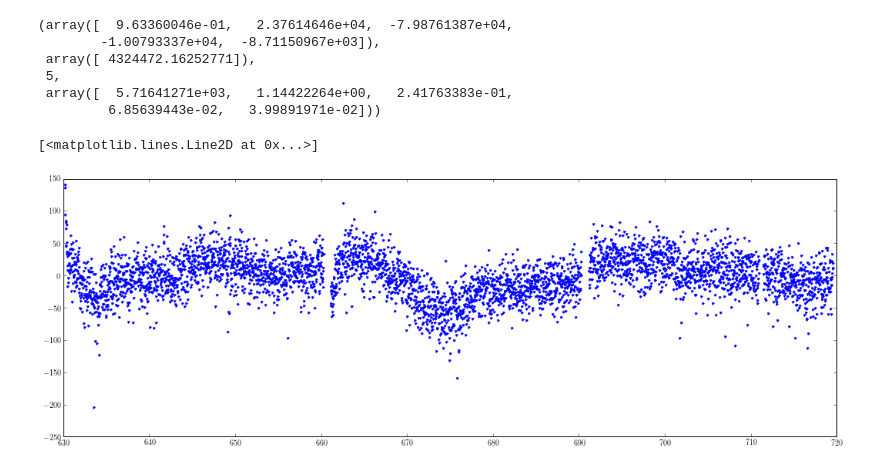
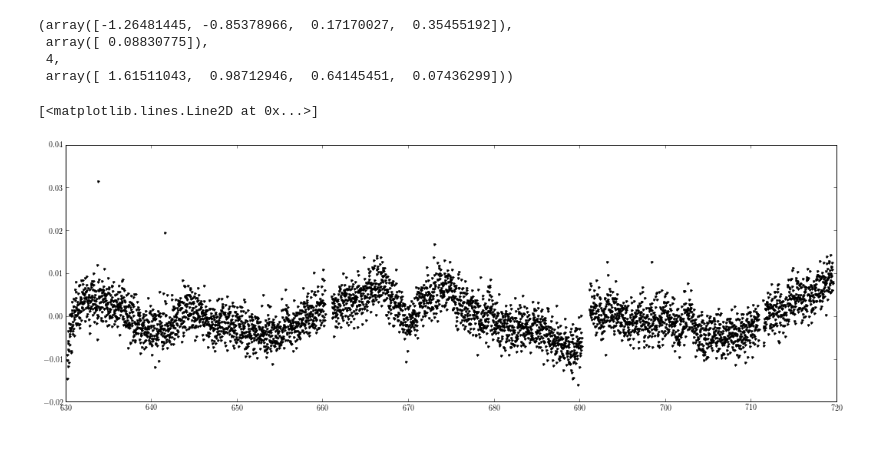
Before and after one commit to exosamsi/detrending, a Jupyter notebook: poscorr/poscorr.ipynb, the cells around one changed output. Drawn from its saved outputs; the diff is of its cells as text; code cells hidden in the pictures.

```diff
--- a/poscorr/poscorr.ipynb
+++ b/poscorr/poscorr.ipynb
@@ -4,5 +6,5 @@ import pyfits
 # %%
-f = pyfits.open("kplr010395543-2010355172524_llc.fits")
+f = pyfits.open("kplr007902815-2010355172524_llc.fits")
 data = f[1].data
 mat = np.array(f[1].data, dtype=float)
 f.close()
@@ -16,12 +23,15 @@ A = np.vstack([data[k] for k in ["SAP_BKG", "POS_CORR1", "POS_CORR2"]]).T
 b = data["sap_flux"]
 x = data["time"]
 
-mask = ~np.isnan(b)
+mask = (np.isnan(b) + np.sum(np.isnan(A), axis=1)) == False
 A = A[mask, :]
 b = b[mask]
 x = x[mask]
 
 b -= np.median(b)
+A -= np.median(A, axis=0)
 
-A -= np.median(A, axis=0)
+A = np.hstack([A, np.ones((len(A), 1))])
+A /= np.sqrt(np.sum(A ** 2, axis=0))
+b /= np.sqrt(np.sum(b ** 2))
 # %%
@@ -34,15 +47,13 @@ plot(x, A[:, 1], ".")
 a, r, rank, s = np.linalg.lstsq(A, b)
 a, r, rank, s
 # %% [output]
-(array([  9.63360046e-01,   2.37614646e+04,  -7.98761387e+04,
-        -1.00793337e+04,  -8.71150967e+03]),
- array([ 4324472.16252771]),
- 5,
- array([  5.71641271e+03,   1.14422264e+00,   2.41763383e-01,
-         6.85639443e-02,   3.99891971e-02]))
+(array([-1.26481445, -0.85378966,  0.17170027,  0.35455192]),
+ array([ 0.08830775]),
+ 4,
+ array([ 1.61511043,  0.98712946,  0.64145451,  0.07436299]))
 # %%
 figure(figsize=(18, 6))
-plot(data["time"][mask], b - np.dot(A, a), ".")
+plot(data["time"][mask], b - np.dot(A, a), ".k")
 # %% [output]
 [<matplotlib.lines.Line2D at 0x...>]
-[figure, old version]
+[figure, new version]
```
Also changed, not shown: parts of 13 cells of this notebook.
